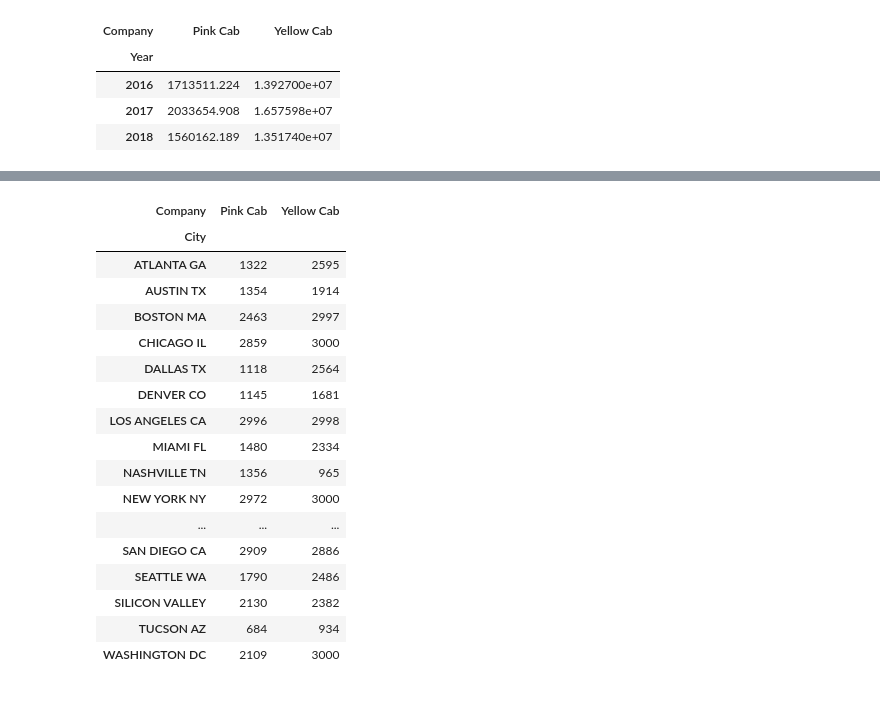
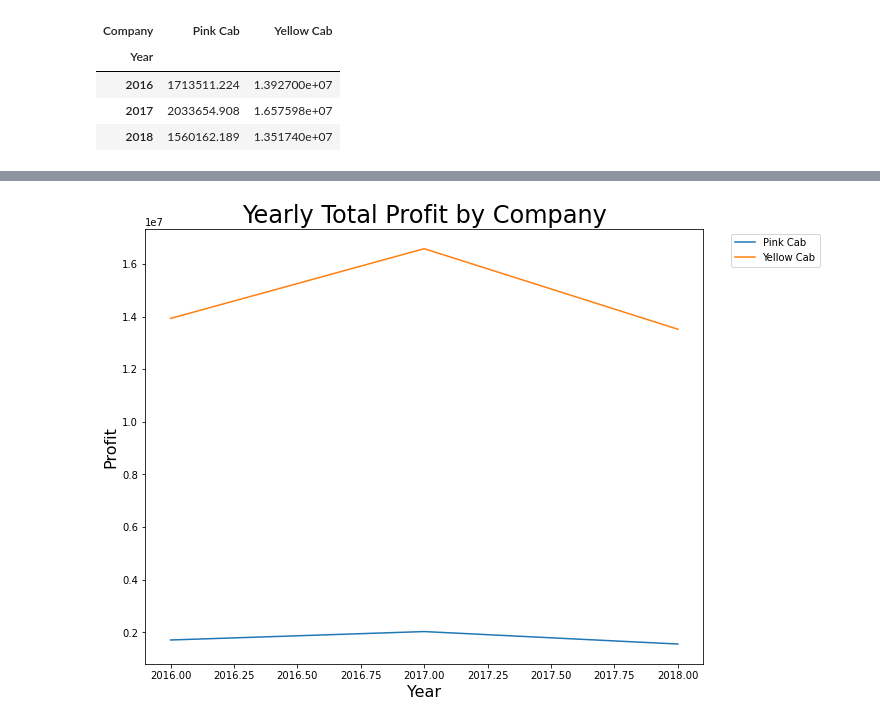
Before and after one commit to ahubiak/Cab_Data_Investment, a Jupyter notebook: Week2_Cab_Data.ipynb, the cells around one changed output, grey strips where cells are left out. Saved outputs shown, nothing was run; the diff lists cells and outputs as text; code cells hidden in the pictures.

```diff
--- a/Week2_Cab_Data.ipynb
+++ b/Week2_Cab_Data.ipynb
@@ -491,23 +476,14 @@ plt.show()
-# %%
-count_city_df = pd.DataFrame(count_city_pivot)
-#count_city_df  = df.reset_index(drop=True)
-display(count_city_df)
-# %% [output]
-| Company | Pink Cab | Yellow Cab |
-| City |  |  |
-| ATLANTA GA | 1322 | 2595 |
-| AUSTIN TX | 1354 | 1914 |
-| BOSTON MA | 2463 | 2997 |
-| CHICAGO IL | 2859 | 3000 |
-| DALLAS TX | 1118 | 2564 |
-| DENVER CO | 1145 | 1681 |
-| LOS ANGELES CA | 2996 | 2998 |
-| MIAMI FL | 1480 | 2334 |
-| NASHVILLE TN | 1356 | 965 |
-| NEW YORK NY | 2972 | 3000 |
-| ... | ... | ... |
-| SAN DIEGO CA | 2909 | 2886 |
-| SEATTLE WA | 1790 | 2486 |
-| SILICON VALLEY | 2130 | 2382 |
-| TUCSON AZ | 684 | 934 |
-| WASHINGTON DC | 2109 | 3000 |
+# %%
+yearly_profit_pivot.reset_index()
+pypp = yearly_profit_pivot.drop(columns='Yellow Cab')
+yypp = yearly_profit_pivot.drop(columns='Pink Cab')
+# %%
+plt.plot(pypp, label='Pink Cab')
+plt.plot(yypp, label='Yellow Cab')
+plt.legend(bbox_to_anchor=(1.04, 1), loc="upper left")
+plt.title('Yearly Total Profit by Company', fontsize=24)
+plt.ylabel('Profit', fontsize=16)
+plt.xlabel('Year', fontsize=16)
+plt.gcf().set_size_inches(10, 8)
+# %% [output]
+[figure, added]
```
Also changed, not shown: parts of 153 cells of this notebook.
